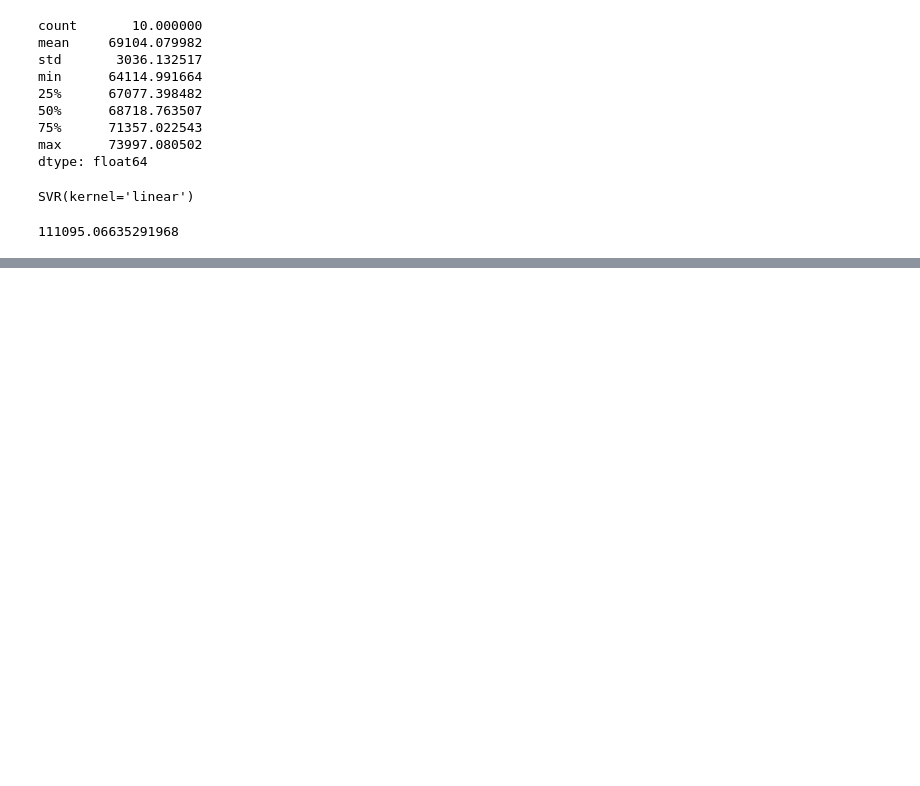
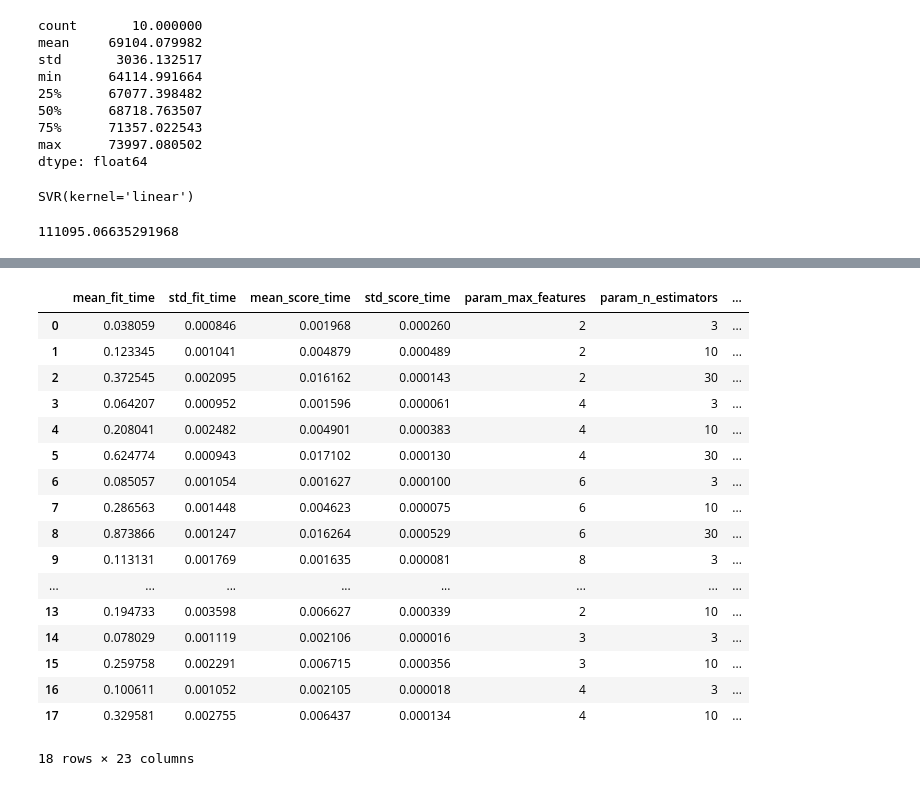
Before and after one commit to enfycius/ML-Notes, a Jupyter notebook: Machine Learning/Code/Chapter 2/end-to-end.ipynb, the cells around one changed output, grey strips where cells are left out. Saved outputs shown, nothing was run; the diff lists cells and outputs as text; code cells hidden in the pictures; blank space fills up the shorter version.

Commit message:
Grid Search

```diff
--- a/Machine Learning/Code/Chapter 2/end-to-end.ipynb
+++ b/Machine Learning/Code/Chapter 2/end-to-end.ipynb
@@ -888,0 +891,13 @@ svm_rmse
+# %%
+param_grid = [
+    {'n_estimators': [3, 10, 30], 'max_features': [2, 4, 6, 8]},
+    {'bootstrap': [False], 'n_estimators': [3, 10], 'max_features': [2, 3, 4]},
+]
+# %%
+forest_reg = RandomForestRegressor(random_state=42)
+# %%
+grid_search = GridSearchCV(forest_reg, param_grid, cv=5,
+                           scoring="neg_mean_squared_error",
+                           return_train_score=True)
+# %%
+grid_search.fit(housing_prepared, housing_labels)
@@ -888,0 +943,21 @@ svm_rmse
+# %%
+pd.DataFrame(grid_search.cv_results_)
+# %% [output]
+|  | mean_fit_time | std_fit_time | mean_score_time | std_score_time | param_max_features | param_n_estimators | ... |
+| 0 | 0.038059 | 0.000846 | 0.001968 | 0.000260 | 2 | 3 | ... |
+| 1 | 0.123345 | 0.001041 | 0.004879 | 0.000489 | 2 | 10 | ... |
+| 2 | 0.372545 | 0.002095 | 0.016162 | 0.000143 | 2 | 30 | ... |
+| 3 | 0.064207 | 0.000952 | 0.001596 | 0.000061 | 4 | 3 | ... |
+| 4 | 0.208041 | 0.002482 | 0.004901 | 0.000383 | 4 | 10 | ... |
+| 5 | 0.624774 | 0.000943 | 0.017102 | 0.000130 | 4 | 30 | ... |
+| 6 | 0.085057 | 0.001054 | 0.001627 | 0.000100 | 6 | 3 | ... |
+| 7 | 0.286563 | 0.001448 | 0.004623 | 0.000075 | 6 | 10 | ... |
+| 8 | 0.873866 | 0.001247 | 0.016264 | 0.000529 | 6 | 30 | ... |
+| 9 | 0.113131 | 0.001769 | 0.001635 | 0.000081 | 8 | 3 | ... |
+| ... | ... | ... | ... | ... | ... | ... | ... |
+| 13 | 0.194733 | 0.003598 | 0.006627 | 0.000339 | 2 | 10 | ... |
+| 14 | 0.078029 | 0.001119 | 0.002106 | 0.000016 | 3 | 3 | ... |
+| 15 | 0.259758 | 0.002291 | 0.006715 | 0.000356 | 3 | 10 | ... |
+| 16 | 0.100611 | 0.001052 | 0.002105 | 0.000018 | 4 | 3 | ... |
+| 17 | 0.329581 | 0.002755 | 0.006437 | 0.000134 | 4 | 10 | ... |
+18 rows × 23 columns
```
Also changed, not shown: parts of 6 cells of this notebook.
